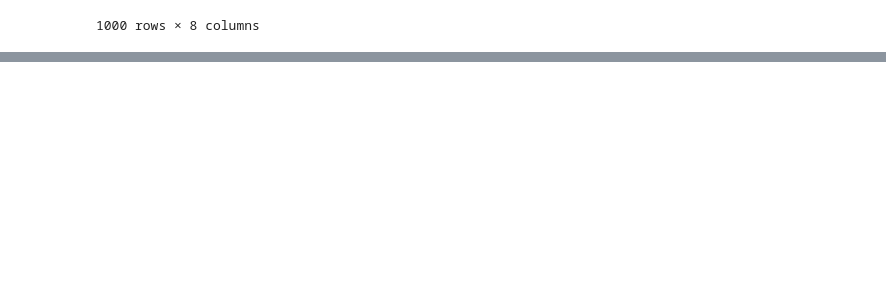
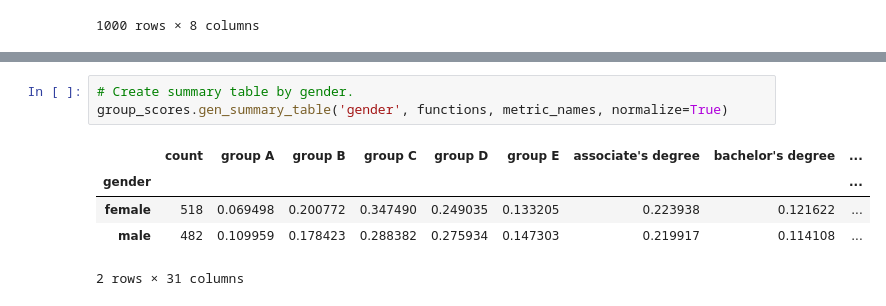
Before and after one commit to albert-ntiri/student_performance, a Jupyter notebook: Student_Performance_Feature_Engineering.ipynb, the cells around one changed output, grey strips where cells are left out. Saved outputs shown, nothing was run; the diff lists cells and outputs as text; blank space fills up the shorter version.

```diff
--- a/Student_Performance_Feature_Engineering.ipynb
+++ b/Student_Performance_Feature_Engineering.ipynb
@@ -108 +131,10 @@ group_scores.gen_summary_table('gender', functions, metric_names)
+# %%
+# Create summary table by gender.
+group_scores.gen_summary_table('gender', functions, metric_names, normalize=True)
+# %% [output]
+|  | count | group A | group B | group C | group D | group E | associate's degree | bachelor's degree | ... |
+| gender |  |  |  |  |  |  |  |  | ... |
+| female | 518 | 0.069498 | 0.200772 | 0.347490 | 0.249035 | 0.133205 | 0.223938 | 0.121622 | ... |
+| male | 482 | 0.109959 | 0.178423 | 0.288382 | 0.275934 | 0.147303 | 0.219917 | 0.114108 | ... |
+2 rows × 31 columns
 # %%
```
Also changed, not shown: parts of 16 cells of this notebook, 1 other file.
